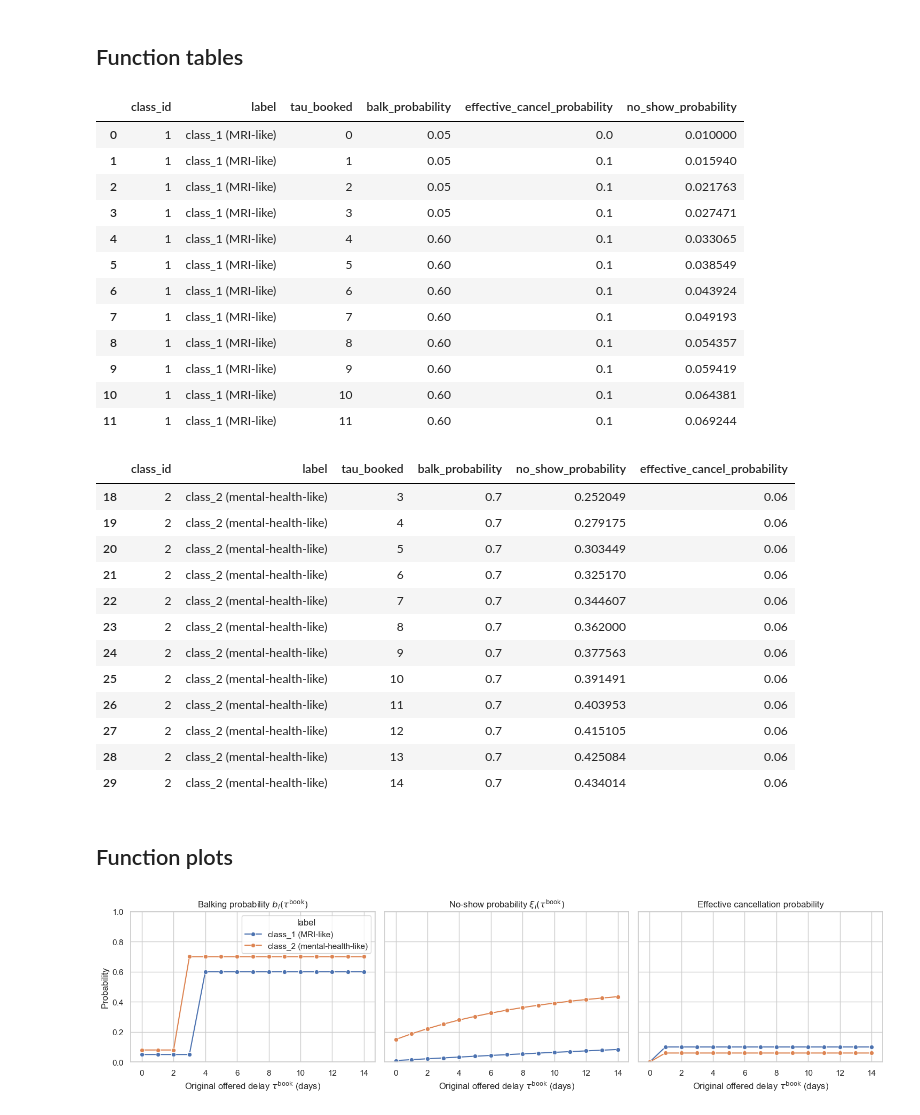
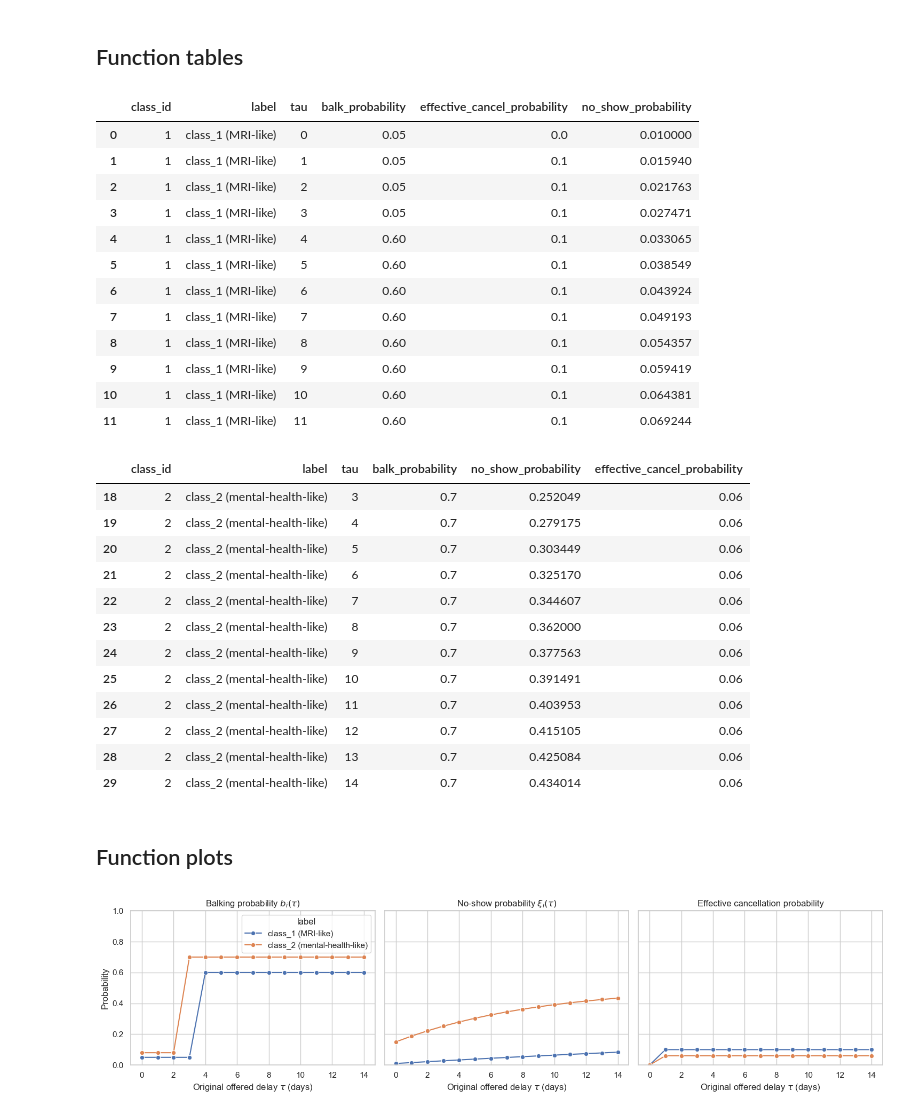
Before and after one commit to alexandre-sdd/research_cuimc_queuing, a Jupyter notebook: Notebooks/behavior_functions.ipynb, the cells around one changed output. Saved outputs shown, nothing was run; the diff lists cells and outputs as text; code cells hidden in the pictures.

Commit message:
docs: simplify delay notation to tau

```diff
--- a/Notebooks/behavior_functions.ipynb
+++ b/Notebooks/behavior_functions.ipynb
@@ -110,16 +110,18 @@ BEHAVIOR_DF.head()
 # %% [markdown]
 ## Function tables
 # %%
+behavior_display_df = BEHAVIOR_DF.rename(columns={"tau_booked": "tau"})
+
 display(
-    BEHAVIOR_DF.pivot_table(
-        index=["class_id", "label", "tau_booked"],
+    behavior_display_df.pivot_table(
+        index=["class_id", "label", "tau"],
         values=["balk_probability", "no_show_probability", "effective_cancel_probability"],
     ).reset_index().head(12)
 )
 
-BEHAVIOR_DF.tail(12)
+behavior_display_df.tail(12)
 # %% [output]
-|  | class_id | label | tau_booked | balk_probability | effective_cancel_probability | no_show_probability |
+|  | class_id | label | tau | balk_probability | effective_cancel_probability | no_show_probability |
 | 0 | 1 | class_1 (MRI-like) | 0 | 0.05 | 0.0 | 0.010000 |
 | 1 | 1 | class_1 (MRI-like) | 1 | 0.05 | 0.1 | 0.015940 |
 | 2 | 1 | class_1 (MRI-like) | 2 | 0.05 | 0.1 | 0.021763 |
@@ -132,7 +134,7 @@ BEHAVIOR_DF.tail(12)
 | 9 | 1 | class_1 (MRI-like) | 9 | 0.60 | 0.1 | 0.059419 |
 | 10 | 1 | class_1 (MRI-like) | 10 | 0.60 | 0.1 | 0.064381 |
 | 11 | 1 | class_1 (MRI-like) | 11 | 0.60 | 0.1 | 0.069244 |
-|  | class_id | label | tau_booked | balk_probability | no_show_probability | effective_cancel_probability |
+|  | class_id | label | tau | balk_probability | no_show_probability | effective_cancel_probability |
 | 18 | 2 | class_2 (mental-health-like) | 3 | 0.7 | 0.252049 | 0.06 |
 | 19 | 2 | class_2 (mental-health-like) | 4 | 0.7 | 0.279175 | 0.06 |
 | 20 | 2 | class_2 (mental-health-like) | 5 | 0.7 | 0.303449 | 0.06 |
@@ -150,24 +152,24 @@ BEHAVIOR_DF.tail(12)
 # %%
 fig, axes = plt.subplots(1, 3, figsize=(15, 4), sharex=True, sharey=True)
 
-sns.lineplot(data=BEHAVIOR_DF, x="tau_booked", y="balk_probability", hue="label", marker="o", ax=axes[0])
-axes[0].set_title(r"Balking probability $b_i(\tau^{\mathrm{book}})$")
-axes[0].set_xlabel(r"Original offered delay $\tau^{\mathrm{book}}$ (days)")
+sns.lineplot(data=behavior_display_df, x="tau", y="balk_probability", hue="label", marker="o", ax=axes[0])
+axes[0].set_title(r"Balking probability $b_i(\tau)$")
+axes[0].set_xlabel(r"Original offered delay $\tau$ (days)")
 axes[0].set_ylabel("Probability")
 
-sns.lineplot(data=BEHAVIOR_DF, x="tau_booked", y="no_show_probability", hue="label", marker="o", ax=axes[1], legend=False)
-axes[1].set_title(r"No-show probability $\xi_i(\tau^{\mathrm{book}})$")
-axes[1].set_xlabel(r"Original offered delay $\tau^{\mathrm{book}}$ (days)")
+sns.lineplot(data=behavior_display_df, x="tau", y="no_show_probability", hue="label", marker="o", ax=axes[1], legend=False)
+axes[1].set_title(r"No-show probability $\xi_i(\tau)$")
+axes[1].set_xlabel(r"Original offered delay $\tau$ (days)")
 axes[1].set_ylabel("")
 
-sns.lineplot(data=BEHAVIOR_DF, x="tau_booked", y="effective_cancel_probability", hue="label", marker="o", ax=axes[2], legend=False)
+sns.lineplot(data=behavior_display_df, x="tau", y="effective_cancel_probability", hue="label", marker="o", ax=axes[2], legend=False)
 axes[2].set_title("Effective cancellation probability")
-axes[2].set_xlabel(r"Original offered delay $\tau^{\mathrm{book}}$ (days)")
+axes[2].set_xlabel(r"Original offered delay $\tau$ (days)")
 axes[2].set_ylabel("")
 
 for ax in axes:
     ax.set_ylim(0, 1)
 
 plt.tight_layout()
 # %% [output]
-[figure, old version]
+[figure, new version]
```
Also changed, not shown: parts of 1 cell of this notebook, 7 other files.
